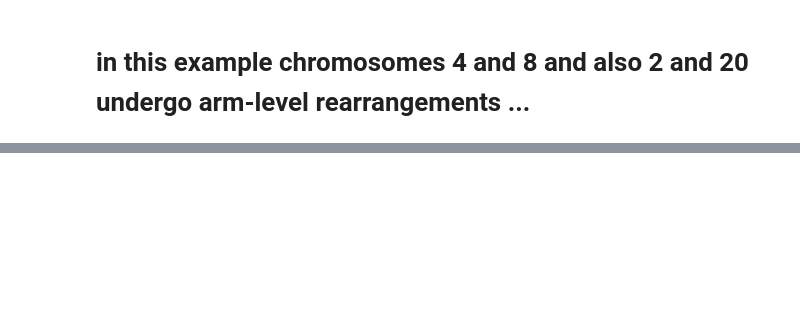
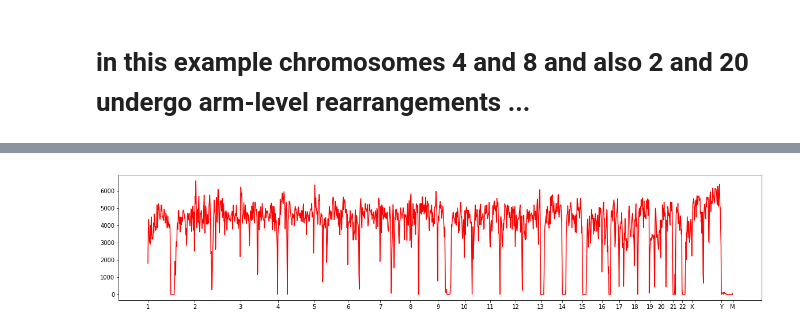
Before and after one commit to dekkerlab/experimental, a Jupyter notebook: notebooks/Rearrangements.ipynb, the cells around one changed output, grey strips where cells are left out. Cells and saved outputs as stored; diff of their text form; code cells hidden in the pictures; blank space fills up the shorter version.

```diff
--- a/notebooks/Rearrangements.ipynb
+++ b/notebooks/Rearrangements.ipynb
@@ -42,0 +107,13 @@ ctr = cooler.Cooler("/home/venevs/Downloads/Ctrl_1Mb.cool")
+# %%
+cov = coverage.get_coverage(ctr,ignore_diags=1)
+
+plt.plot((cov[1]),'r-')
+fig = plt.gcf()
+ax = plt.gca()
+
+fig.set_size_inches(20,4)
+
+_ = ax.set_xticks(ctr.bins()[:].groupby("chrom")["start"].idxmin().values)
+_ = ax.set_xticklabels(ctr.chromnames)
+# %% [output]
+[figure, added]
```
Also changed, not shown: parts of 37 cells of this notebook.
